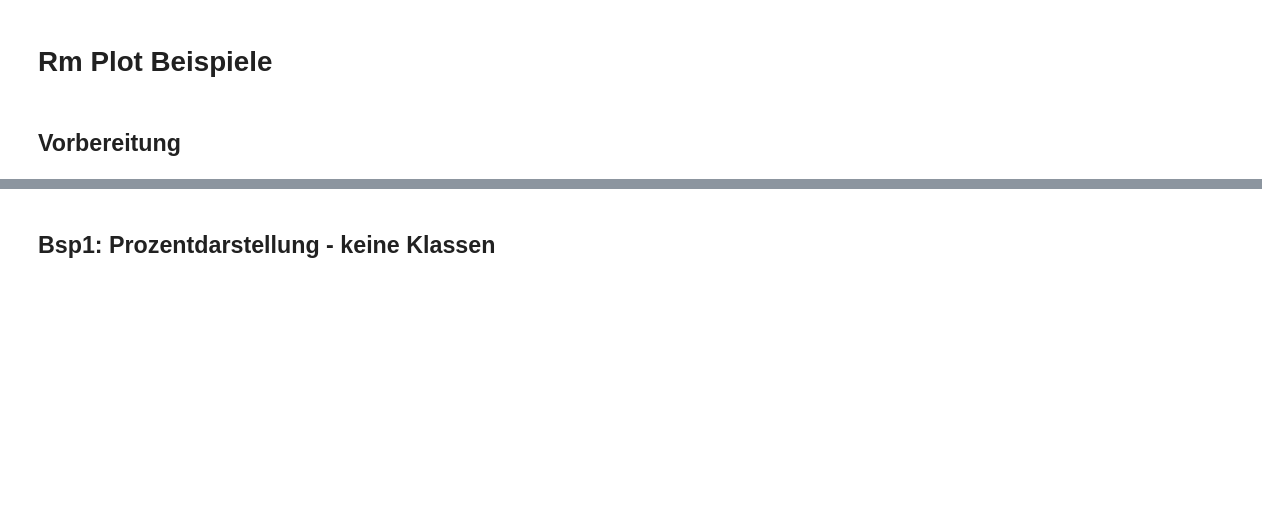
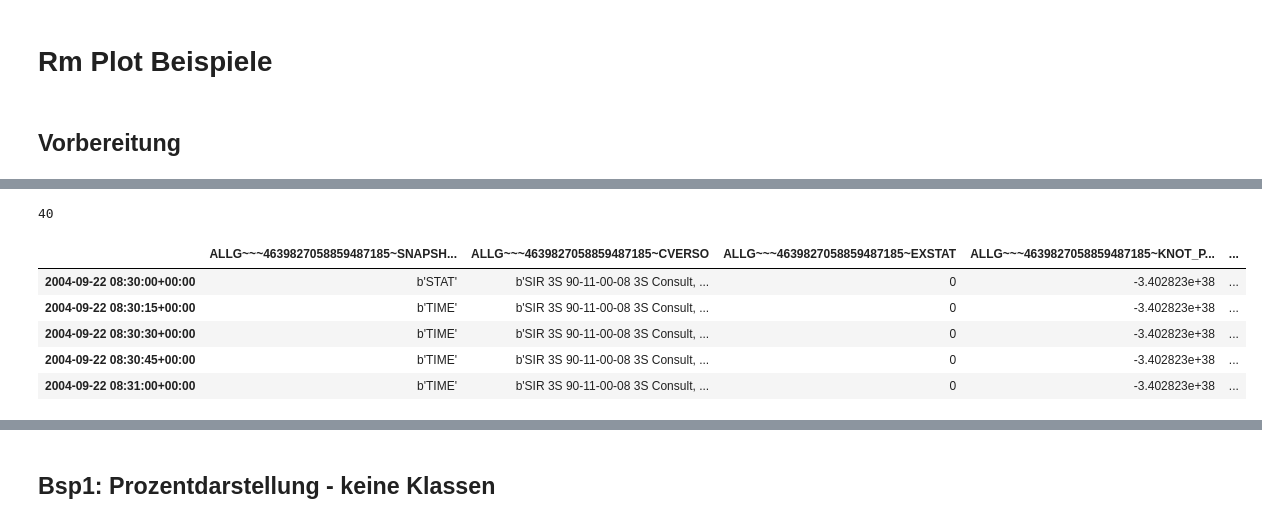
Before and after one commit to aw3s/PT3S, a Jupyter notebook: PT3S.ipynb, the cells around one changed output, grey strips where cells are left out. Cells and saved outputs as stored; diff of their text form; code cells hidden in the pictures; blank space fills up the shorter version.

```diff
--- a/PT3S.ipynb
+++ b/PT3S.ipynb
@@ -213,0 +155,4 @@ df
+# %%
+len(vVBEL.columns.tolist())
+# %% [output]
+40
@@ -213,0 +165,9 @@ df
+# %%
+mx.df
+# %% [output]
+|  | ALLG~~~4639827058859487185~SNAPSH... | ALLG~~~4639827058859487185~CVERSO | ALLG~~~4639827058859487185~EXSTAT | ALLG~~~4639827058859487185~KNOT_P... | ... |
+| 2004-09-22 08:30:00+00:00 | b'STAT' | b'SIR 3S 90-11-00-08 3S Consult, ... | 0 | -3.402823e+38 | ... |
+| 2004-09-22 08:30:15+00:00 | b'TIME' | b'SIR 3S 90-11-00-08 3S Consult, ... | 0 | -3.402823e+38 | ... |
+| 2004-09-22 08:30:30+00:00 | b'TIME' | b'SIR 3S 90-11-00-08 3S Consult, ... | 0 | -3.402823e+38 | ... |
+| 2004-09-22 08:30:45+00:00 | b'TIME' | b'SIR 3S 90-11-00-08 3S Consult, ... | 0 | -3.402823e+38 | ... |
+| 2004-09-22 08:31:00+00:00 | b'TIME' | b'SIR 3S 90-11-00-08 3S Consult, ... | 0 | -3.402823e+38 | ... |
```
Also changed, not shown: parts of 19 cells of this notebook, 1 other file.
